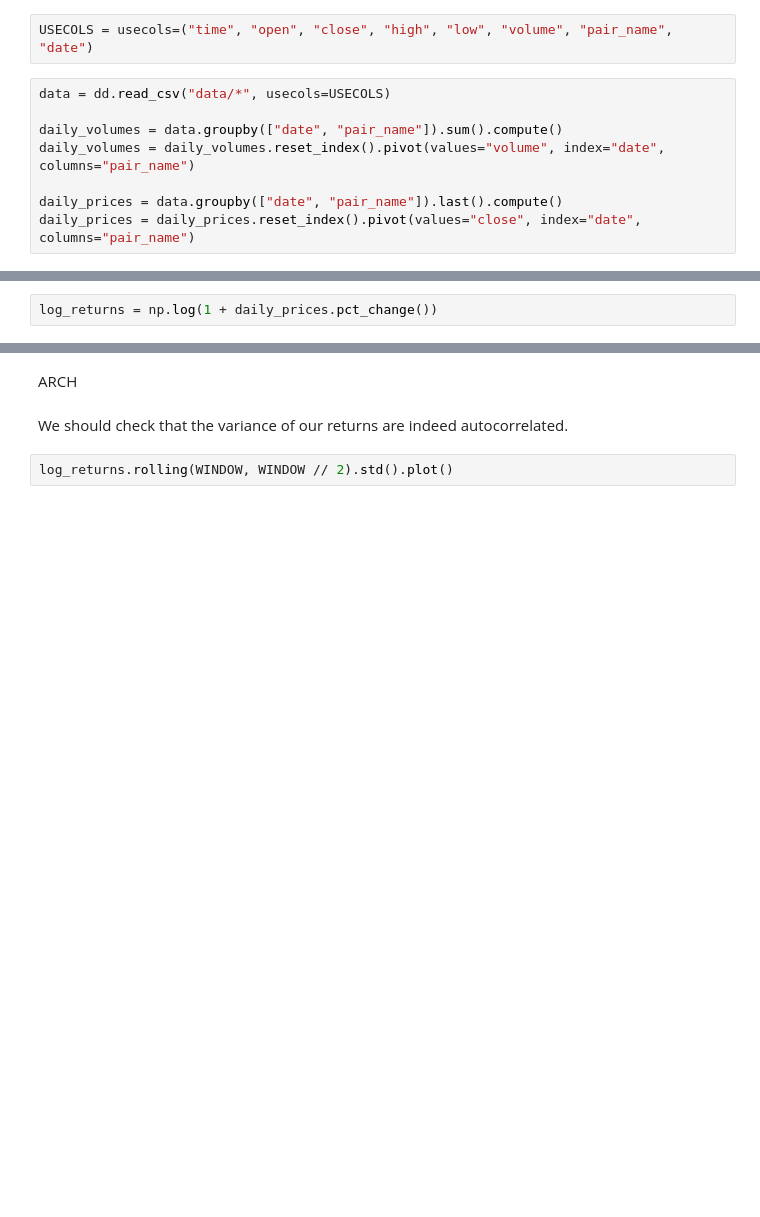
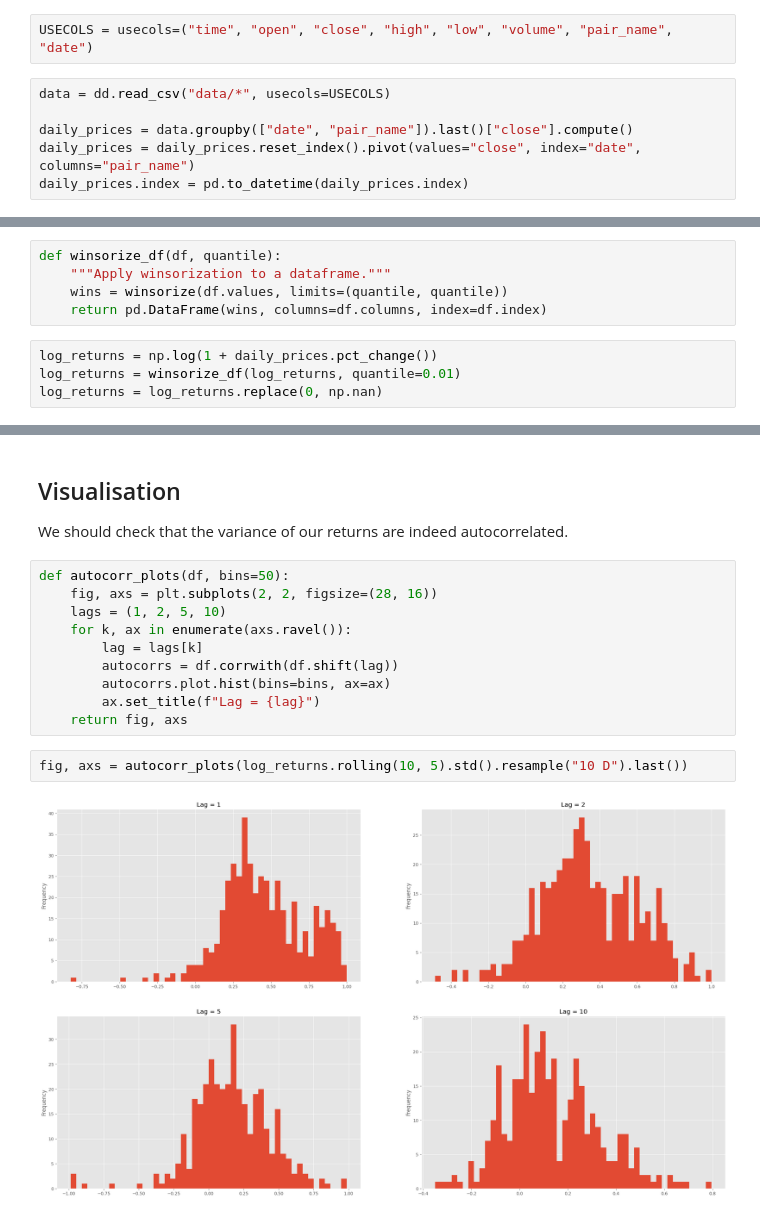
Before and after one commit to awh35/crypto_tsa, a Jupyter notebook: 2_garch.ipynb, the cells around one changed output, grey strips where cells are left out. Cells and saved outputs as stored; diff of their text form; blank space fills up the shorter version.

```diff
--- a/2_garch.ipynb
+++ b/2_garch.ipynb
@@ -20,8 +23,6 @@ USECOLS = usecols=("time", "open", "close", "high", "low", "volume", "pair_name"
 # %%
 data = dd.read_csv("data/*", usecols=USECOLS)
 
-daily_volumes = data.groupby(["date", "pair_name"]).sum().compute()
-daily_volumes = daily_volumes.reset_index().pivot(values="volume", index="date", columns="pair_name")
-
-daily_prices = data.groupby(["date", "pair_name"]).last().compute()
+daily_prices = data.groupby(["date", "pair_name"]).last()["close"].compute()
 daily_prices = daily_prices.reset_index().pivot(values="close", index="date", columns="pair_name")
+daily_prices.index = pd.to_datetime(daily_prices.index)
@@ -55,3 +29,10 @@ tsla_data
+# %%
+def winsorize_df(df, quantile):
+    """Apply winsorization to a dataframe."""
+    wins = winsorize(df.values, limits=(quantile, quantile))
+    return pd.DataFrame(wins, columns=df.columns, index=df.index)
 # %%
 log_returns = np.log(1 + daily_prices.pct_change())
+log_returns = winsorize_df(log_returns, quantile=0.01)
+log_returns = log_returns.replace(0, np.nan)
 # %% [markdown]
@@ -59,6 +46,18 @@ GARCH is used to model (log) returns over time since, unlike traditional (S)AR(I
-# %% [markdown]
-ARCH
 # %% [markdown]
+## Visualisation
+
 We should check that the variance of our returns are indeed autocorrelated.
-# %%
-log_returns.rolling(WINDOW, WINDOW // 2).std().plot()
+# %%
+def autocorr_plots(df, bins=50):
+    fig, axs = plt.subplots(2, 2, figsize=(28, 16))
+    lags = (1, 2, 5, 10)
+    for k, ax in enumerate(axs.ravel()):
+        lag = lags[k]
+        autocorrs = df.corrwith(df.shift(lag))
+        autocorrs.plot.hist(bins=bins, ax=ax)
+        ax.set_title(f"Lag = {lag}")
+    return fig, axs
+# %%
+fig, axs = autocorr_plots(log_returns.rolling(10, 5).std().resample("10 D").last())
+# %% [output]
+[figure, added]
```
Also changed, not shown: parts of 19 cells of this notebook, 1 other file.
